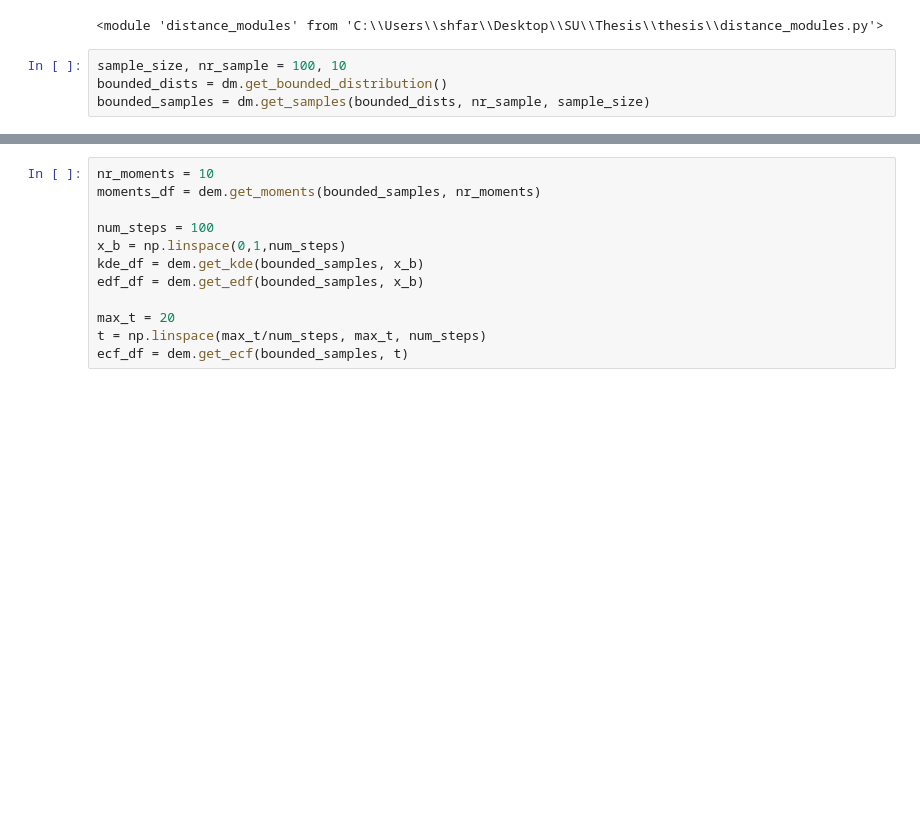
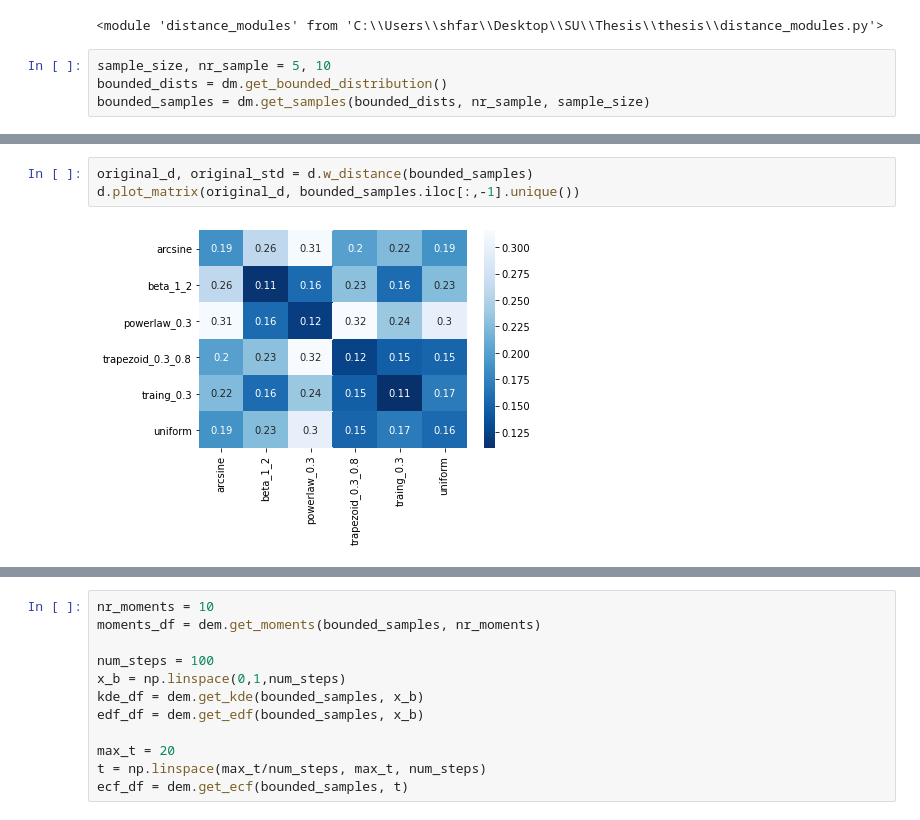
Before and after one commit to sheilafarrahi/thesis, a Jupyter notebook: distance.ipynb, the cells around one changed output, grey strips where cells are left out. Cells and saved outputs as stored; diff of their text form; blank space fills up the shorter version.

```diff
--- a/distance.ipynb
+++ b/distance.ipynb
@@ -15,6 +15,6 @@ importlib.reload(d)
 # %% [output]
 <module 'distance_modules' from 'C:\\Users\\shfar\\Desktop\\SU\\Thesis\\thesis\\distance_modules.py'>
 # %%
-sample_size, nr_sample = 100, 10
+sample_size, nr_sample = 5, 10
 bounded_dists = dm.get_bounded_distribution()
 bounded_samples = dm.get_samples(bounded_dists, nr_sample, sample_size)
@@ -20,0 +48,5 @@ bounded_samples = dm.get_samples(bounded_dists, nr_sample, sample_size)
+# %%
+original_d, original_std = d.w_distance(bounded_samples)
+d.plot_matrix(original_d, bounded_samples.iloc[:,-1].unique())
+# %% [output]
+[figure, added]
```
Also changed, not shown: parts of 12 cells of this notebook, 7 other files.
